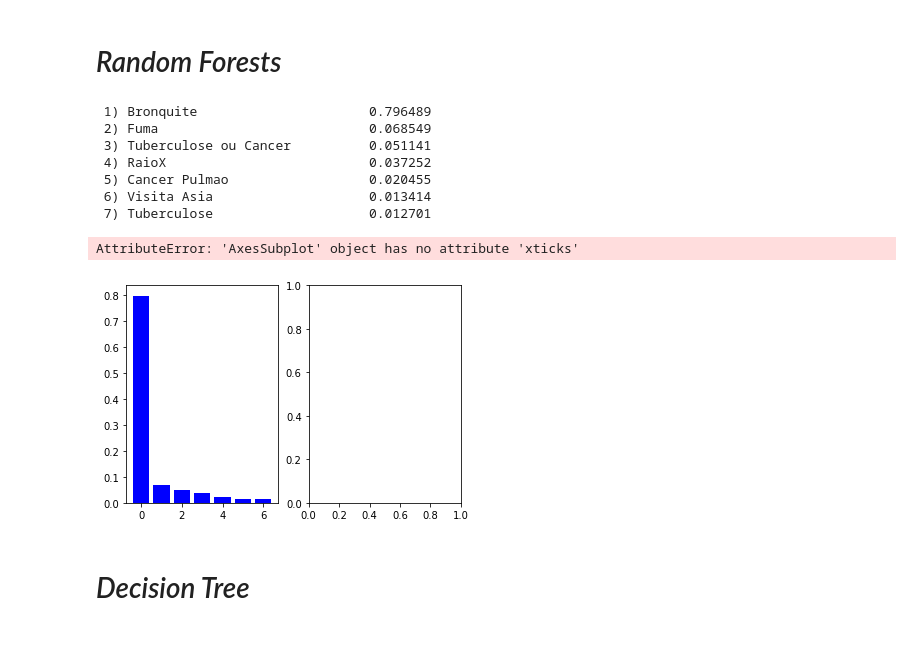
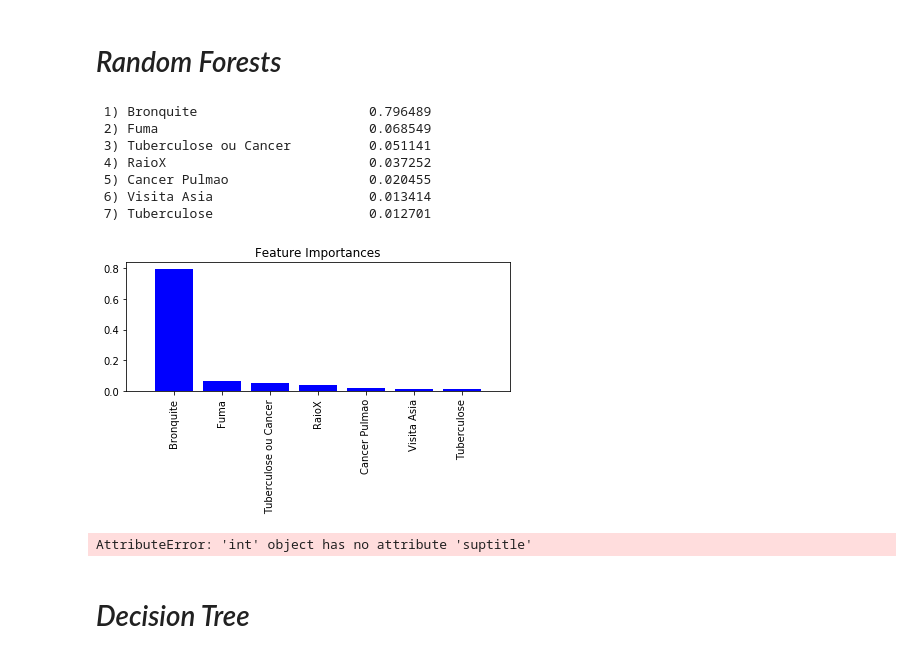
Before and after one commit to AkioCode/IAProjeto2, a Jupyter notebook: codes/arvores decisao/arvore_IA.ipynb, the cells around one changed output. Saved outputs shown, nothing was run; the diff lists cells and outputs as text; code cells hidden in the pictures.

```diff
--- a/codes/arvores decisao/arvore_IA.ipynb
+++ b/codes/arvores decisao/arvore_IA.ipynb
@@ -42,63 +42,63 @@ forest = RandomForestClassifier(n_estimators=10000,
                                 criterion='entropy',
                                 max_features='sqrt',
                                 random_state=0,
                                 n_jobs=-1)
 
 forest.fit(X1k_train, y1k_train)
 importances = forest.feature_importances_
 
 indices = np.argsort(importances)[::-1]
 
 for f in range(X1k_train.shape[1]):
     print("%2d) %-*s %f" % (f + 1, 30,
                             feat_labels[indices[f]],
                             importances[indices[f]]))
 
-# plt.title('Feature Importances')
-# plt.bar(range(X1k_train.shape[1]),
+plt.title('Feature Importances')
+plt.bar(range(X1k_train.shape[1]),
+        importances[indices],
+        color='blue',
+        align='center')
+
+plt.xticks(range(X1k_train.shape[1]), feat_labels[indices], rotation=90)
+plt.xlim([-1, X1k_train.shape[1]])
+plt.tight_layout()
+plt.show()
+
+# fig, axis = plt.subplots(1,2)
+# ax = axis[0]
+# ax.bar(range(X1k_train.shape[1]),
 #         importances[indices],
 #         color='blue',
 #         align='center')
+# ax.xticks(range(X1k_train.shape[1]), feat_labels[indices], rotation=90)
+# ax.xlim([-1, X1k_train.shape[1]])
+# ax.tight_layout()
+# ax.set_title('1k Data')
 
-# plt.xticks(range(X1k_train.shape[1]), feat_labels[indices], rotation=90)
-# plt.xlim([-1, X1k_train.shape[1]])
-# plt.tight_layout()
-# plt.show()
+# ax = axis[1]
+# ax.bar(range(X10k_train.shape[1]),
+#         importances[indices],
+#         color='blue',
+#         align='center')
+# ax.xticks(range(X10k_train.shape[1]), feat_labels[indices], rotation=90)
+# ax.xlim([-1, X10k_train.shape[1]])
+# ax.tight_layout()
+# ax.set_title('10k Data')
+# f.suptitle('Feature Importances')
 
-fig, axis = plt.subplots(1,2)
-ax = axis[0]
-ax.bar(range(X1k_train.shape[1]),
-        importances[indices],
-        color='blue',
-        align='center')
-ax.xticks(range(X1k_train.shape[1]), feat_labels[indices], rotation=90)
-ax.xlim([-1, X1k_train.shape[1]])
-ax.tight_layout()
-ax.set_title('1k Data')
-
-ax = axis[1]
-ax.bar(range(X10k_train.shape[1]),
-        importances[indices],
-        color='blue',
-        align='center')
-ax.xticks(range(X10k_train.shape[1]), feat_labels[indices], rotation=90)
-ax.xlim([-1, X10k_train.shape[1]])
-ax.tight_layout()
-ax.set_title('10k Data')
-
-f.suptitle('Feature Importances')
 y_pred = forest.predict(X1k_test)
 print("Random Forest Accuracy: {0}%".format(metrics.accuracy_score(y1k_test, y_pred) * 100))
 # %% [output]
  1) Bronquite                      0.796489
  2) Fuma                           0.068549
  3) Tuberculose ou Cancer          0.051141
  4) RaioX                          0.037252
  5) Cancer Pulmao                  0.020455
  6) Visita Asia                    0.013414
  7) Tuberculose                    0.012701
+[figure, new version]
-AttributeError: 'AxesSubplot' object has no attribute 'xticks'
+AttributeError: 'int' object has no attribute 'suptitle'
-[figure, old version]
 # %% [markdown]
 # <i>Decision Tree</i>
 # %%
```
Also changed, not shown: 1 other file.
